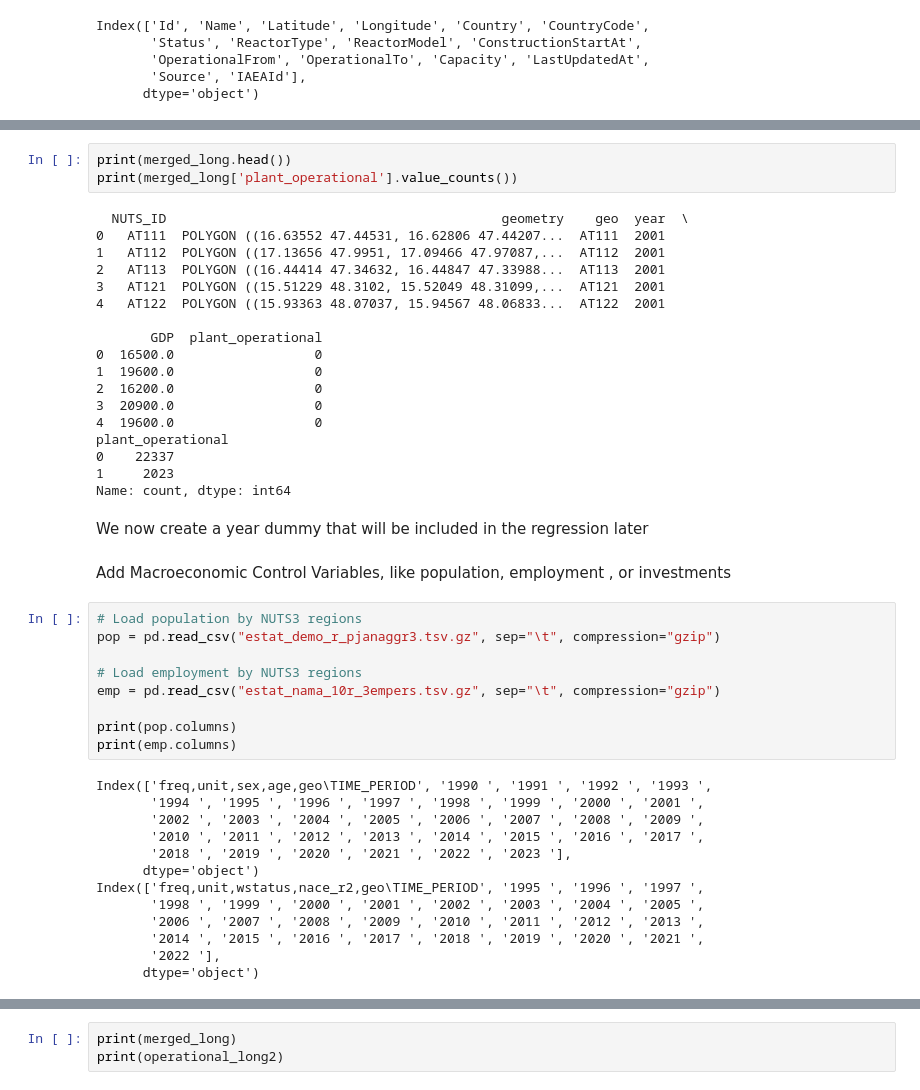
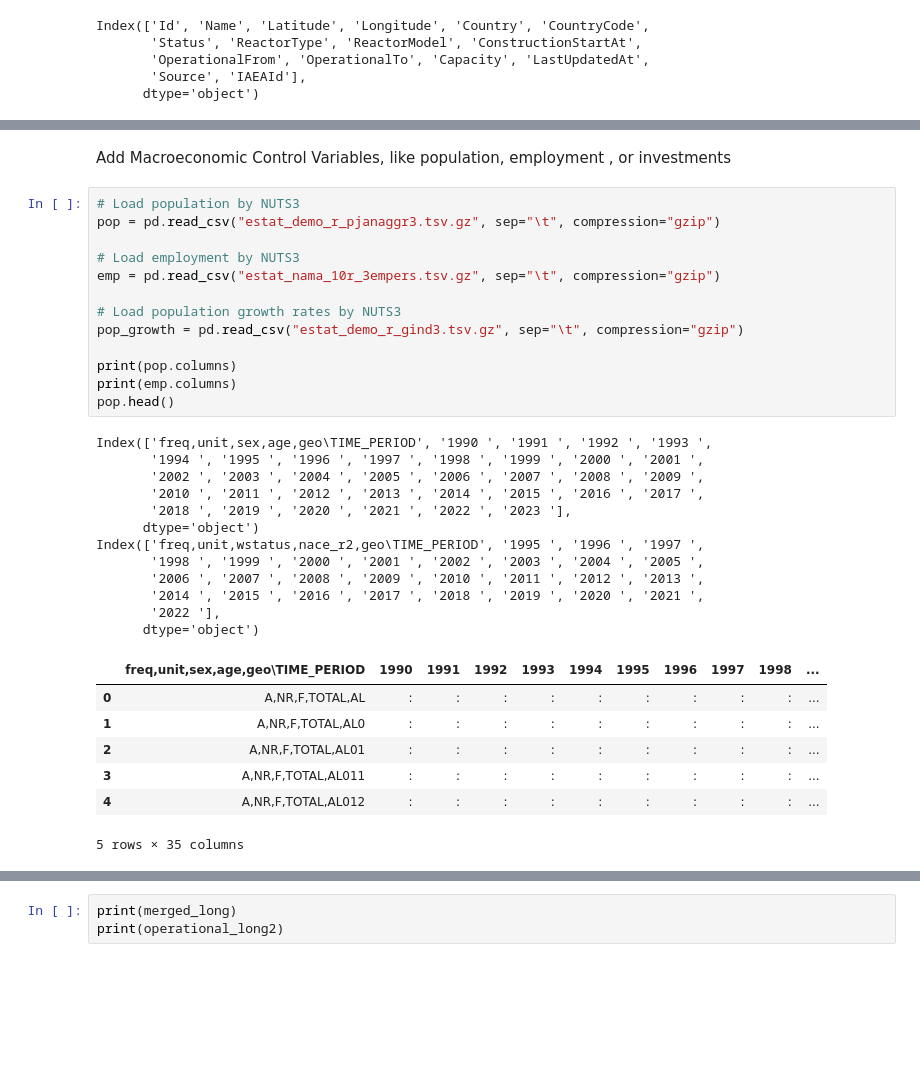
Before and after one commit to MarcoVCaravella/Introduction-to-Python-for-Economists, a Jupyter notebook: Untitled.ipynb, the cells around one changed output, grey strips where cells are left out. Drawn from its saved outputs; the diff is of its cells as text; blank space fills up the shorter version.

```diff
--- a/Untitled.ipynb
+++ b/Untitled.ipynb
@@ -367,50 +366,38 @@ merged_long['plant_operational'] = merged_long['plant_operational'].fillna(0).as
-# %%
-print(merged_long.head())
-print(merged_long['plant_operational'].value_counts())
-# %% [output]
-  NUTS_ID                                           geometry    geo  year  \
-0   AT111  POLYGON ((16.63552 47.44531, 16.62806 47.44207...  AT111  2001
-1   AT112  POLYGON ((17.13656 47.9951, 17.09466 47.97087,...  AT112  2001
-2   AT113  POLYGON ((16.44414 47.34632, 16.44847 47.33988...  AT113  2001
-3   AT121  POLYGON ((15.51229 48.3102, 15.52049 48.31099,...  AT121  2001
-4   AT122  POLYGON ((15.93363 48.07037, 15.94567 48.06833...  AT122  2001
-
-       GDP  plant_operational
-0  16500.0                  0
-1  19600.0                  0
-2  16200.0                  0
-3  20900.0                  0
-4  19600.0                  0
-plant_operational
-0    22337
-1     2023
-Name: count, dtype: int64
-# %% [markdown]
-We now create a year dummy that will be included in the regression later
 # %% [markdown]
 Add Macroeconomic Control Variables, like population, employment , or investments
 # %%
-# Load population by NUTS3 regions
+# Load population by NUTS3
 pop = pd.read_csv("estat_demo_r_pjanaggr3.tsv.gz", sep="\t", compression="gzip")
 
-# Load employment by NUTS3 regions
+# Load employment by NUTS3
 emp = pd.read_csv("estat_nama_10r_3empers.tsv.gz", sep="\t", compression="gzip")
+
+# Load population growth rates by NUTS3
+pop_growth = pd.read_csv("estat_demo_r_gind3.tsv.gz", sep="\t", compression="gzip")
 
 print(pop.columns)
 print(emp.columns)
+pop.head()
 # %% [output]
 Index(['freq,unit,sex,age,geo\TIME_PERIOD', '1990 ', '1991 ', '1992 ', '1993 ',
        '1994 ', '1995 ', '1996 ', '1997 ', '1998 ', '1999 ', '2000 ', '2001 ',
        '2002 ', '2003 ', '2004 ', '2005 ', '2006 ', '2007 ', '2008 ', '2009 ',
        '2010 ', '2011 ', '2012 ', '2013 ', '2014 ', '2015 ', '2016 ', '2017 ',
        '2018 ', '2019 ', '2020 ', '2021 ', '2022 ', '2023 '],
       dtype='object')
 Index(['freq,unit,wstatus,nace_r2,geo\TIME_PERIOD', '1995 ', '1996 ', '1997 ',
        '1998 ', '1999 ', '2000 ', '2001 ', '2002 ', '2003 ', '2004 ', '2005 ',
        '2006 ', '2007 ', '2008 ', '2009 ', '2010 ', '2011 ', '2012 ', '2013 ',
        '2014 ', '2015 ', '2016 ', '2017 ', '2018 ', '2019 ', '2020 ', '2021 ',
        '2022 '],
       dtype='object')
+|  | freq,unit,sex,age,geo\TIME_PERIOD | 1990 | 1991 | 1992 | 1993 | 1994 | 1995 | 1996 | 1997 | 1998 | ... |
+| 0 | A,NR,F,TOTAL,AL | : | : | : | : | : | : | : | : | : | ... |
+| 1 | A,NR,F,TOTAL,AL0 | : | : | : | : | : | : | : | : | : | ... |
+| 2 | A,NR,F,TOTAL,AL01 | : | : | : | : | : | : | : | : | : | ... |
+| 3 | A,NR,F,TOTAL,AL011 | : | : | : | : | : | : | : | : | : | ... |
+| 4 | A,NR,F,TOTAL,AL012 | : | : | : | : | : | : | : | : | : | ... |
+5 rows × 35 columns
 # %%
 # Split the combined column into separate columns
 pop_split = pop['freq,unit,sex,age,geo\\TIME_PERIOD'].str.split(',', expand=True)
```
Also changed, not shown: parts of 14 cells of this notebook.
